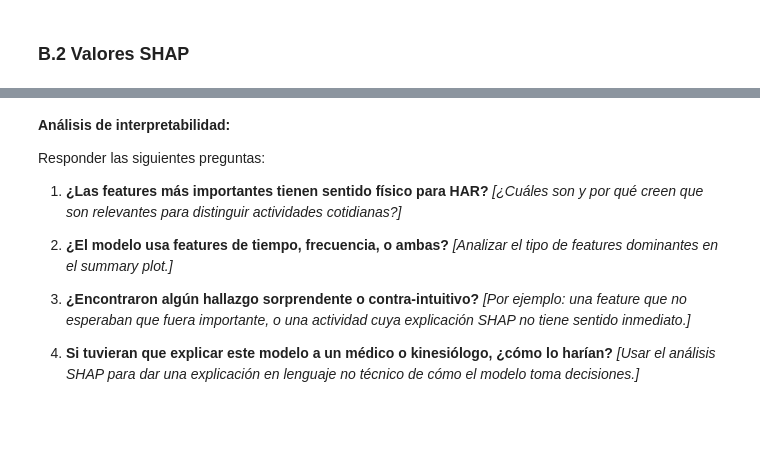
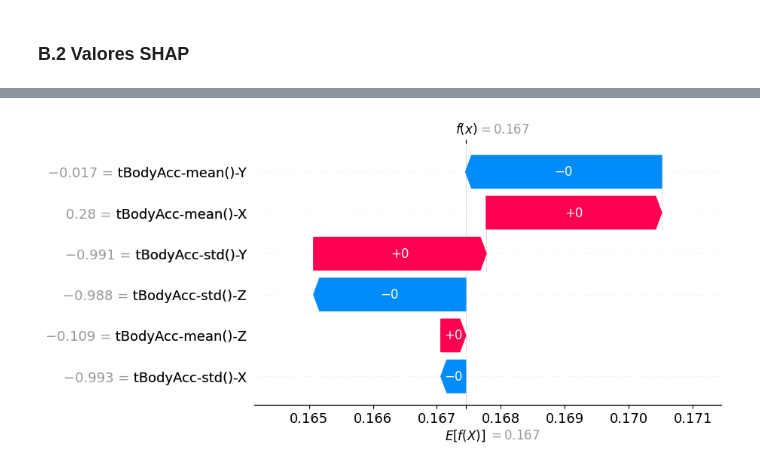
Before and after one commit to JorgeRohass/ProyectoML, a Jupyter notebook: docs/notebook_fase3_grupoXX.ipynb, the cells around one changed output, grey strips where cells are left out. Drawn from its saved outputs; the diff is of its cells as text; code cells hidden in the pictures; blank space fills up the shorter version.

```diff
--- a/docs/notebook_fase3_grupoXX.ipynb
+++ b/docs/notebook_fase3_grupoXX.ipynb
@@ -445,26 +504,16 @@ shap.summary_plot(
 # %%
 # TODO B7: SHAP Waterfall Plot — análisis de un caso específico
 # Elegir una muestra del test set y explicar la decisión del modelo
-idx_muestra = 0  # TODO: cambiar por un índice interesante
+idx_muestra = 42  # TODO: cambiar por un índice interesante
 
 # Para modelos multiclase, elegir la clase de interés (ej. clase 0)
 shap.waterfall_plot(
     shap.Explanation(
         values=shap_values[0][idx_muestra],
         base_values=explainer.expected_value[0],
         data=muestra_test.iloc[idx_muestra],
         feature_names=feature_names
     )
 )
+# %% [output]
+[figure, added]
-# %% [markdown]
-**Análisis de interpretabilidad:**
-
-Responder las siguientes preguntas:
-
-1. **¿Las features más importantes tienen sentido físico para HAR?** *[¿Cuáles son y por qué creen que son relevantes para distinguir actividades cotidianas?]*
-
-2. **¿El modelo usa features de tiempo, frecuencia, o ambas?** *[Analizar el tipo de features dominantes en el summary plot.]*
-
-3. **¿Encontraron algún hallazgo sorprendente o contra-intuitivo?** *[Por ejemplo: una feature que no esperaban que fuera importante, o una actividad cuya explicación SHAP no tiene sentido inmediato.]*
-
-4. **Si tuvieran que explicar este modelo a un médico o kinesiólogo, ¿cómo lo harían?** *[Usar el análisis SHAP para dar una explicación en lenguaje no técnico de cómo el modelo toma decisiones.]*
```
Also changed, not shown: parts of 10 cells of this notebook.
